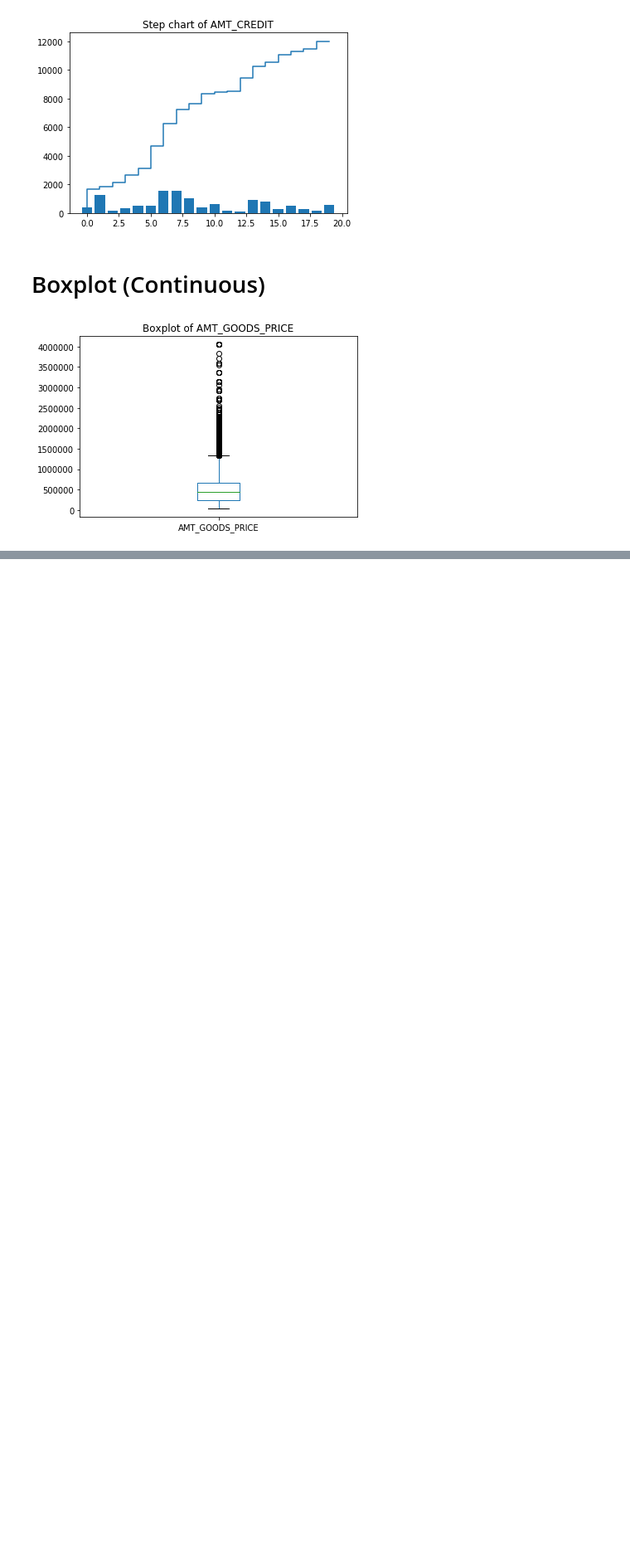
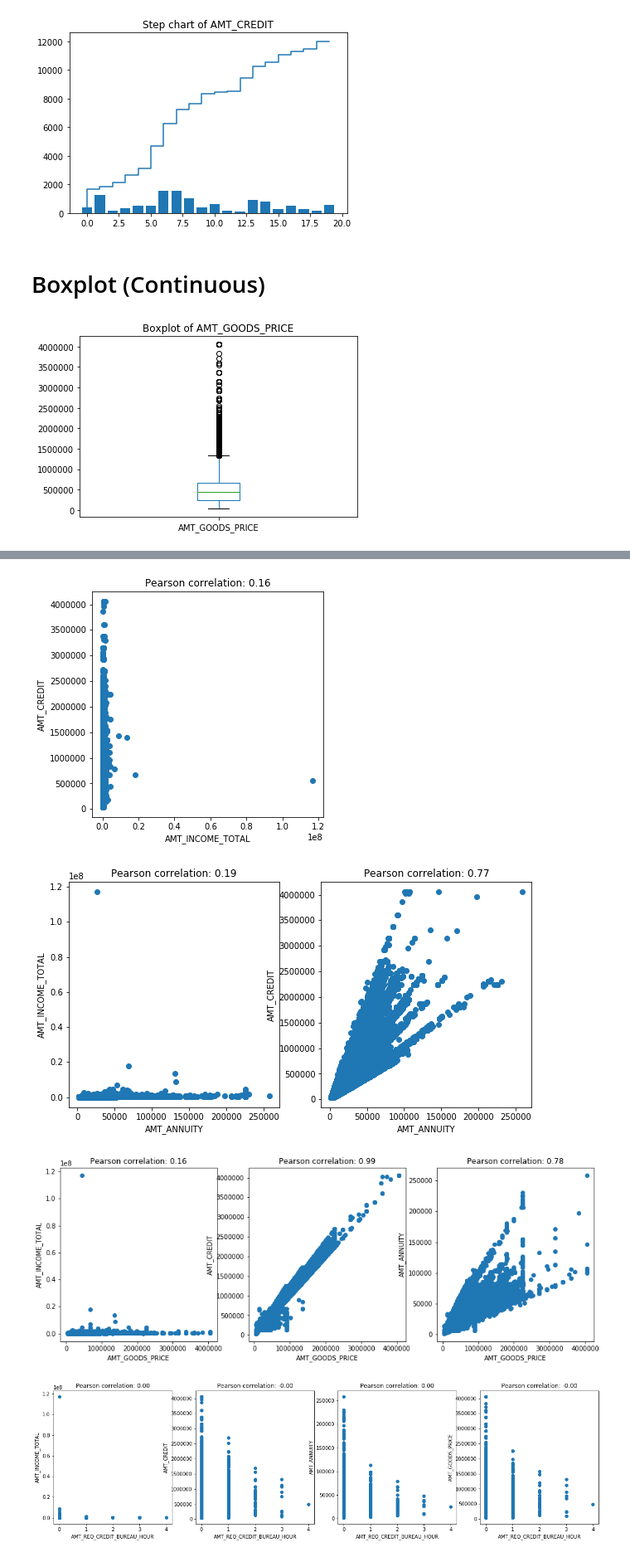
Before and after one commit to ongxuanhong/data-science-mini-course, a Jupyter notebook: 03_visualization/07_basic_charts.ipynb, the cells around one changed output, grey strips where cells are left out. Shown: that part at 83% size. Cells and saved outputs as stored; diff of their text form; code cells hidden in the pictures; blank space fills up the shorter version.

Commit message:
Add scatter plot

```diff
--- a/03_visualization/07_basic_charts.ipynb
+++ b/03_visualization/07_basic_charts.ipynb
@@ -172,0 +175,41 @@ plt.show()
+# %%
+def my_scatter_plotter(ax, pdf, var1, var2):
+    pearson_corr = pdf[[var1, var2]].corr().iloc[0][1]
+    ax.scatter(pdf[var1], pdf[var2])
+    ax.set_title("Pearson correlation: {:.2f}".format(pearson_corr))
+    ax.set_xlabel(var1)
+    ax.set_ylabel(var2)
+# %%
+ls_cols = [
+    'AMT_INCOME_TOTAL',
+    'AMT_CREDIT',
+    'AMT_ANNUITY',
+    'AMT_GOODS_PRICE',
+    'AMT_REQ_CREDIT_BUREAU_HOUR',
+    'AMT_REQ_CREDIT_BUREAU_DAY',
+    'AMT_REQ_CREDIT_BUREAU_WEEK',
+    'AMT_REQ_CREDIT_BUREAU_MON',
+    'AMT_REQ_CREDIT_BUREAU_QRT',
+    'AMT_REQ_CREDIT_BUREAU_YEAR'
+]
+
+n_col = len(ls_cols)
+for i in range(1, n_col):
+    span = i
+    fig, axes = plt.subplots(nrows=1, ncols=span, figsize=(5 * span, 5))
+    if span > 1:
+        for j in range(span):
+            var1 = ls_cols[i]
+            var2 = ls_cols[j]
+            my_scatter_plotter(axes[j], pdf_data, var1, var2)
+    else:
+        var1 = ls_cols[0]
+        var2 = ls_cols[1]
+        my_scatter_plotter(axes, pdf_data, var1, var2)
+
+    plt.show()
+# %% [output]
+[figure, added]
+[figure, added]
+[figure, added]
+[figure, added]
```
Also changed, not shown: parts of 3 cells of this notebook.
